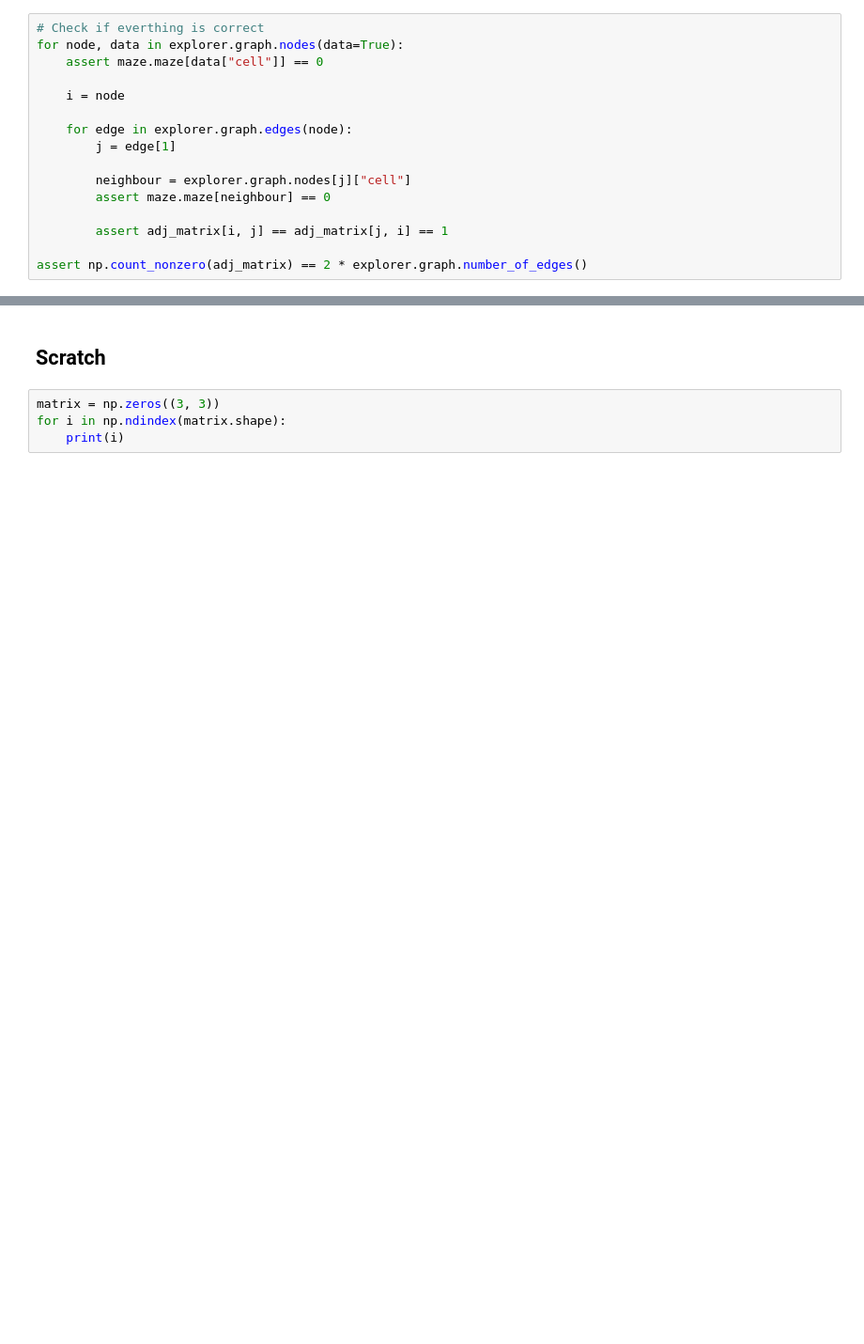
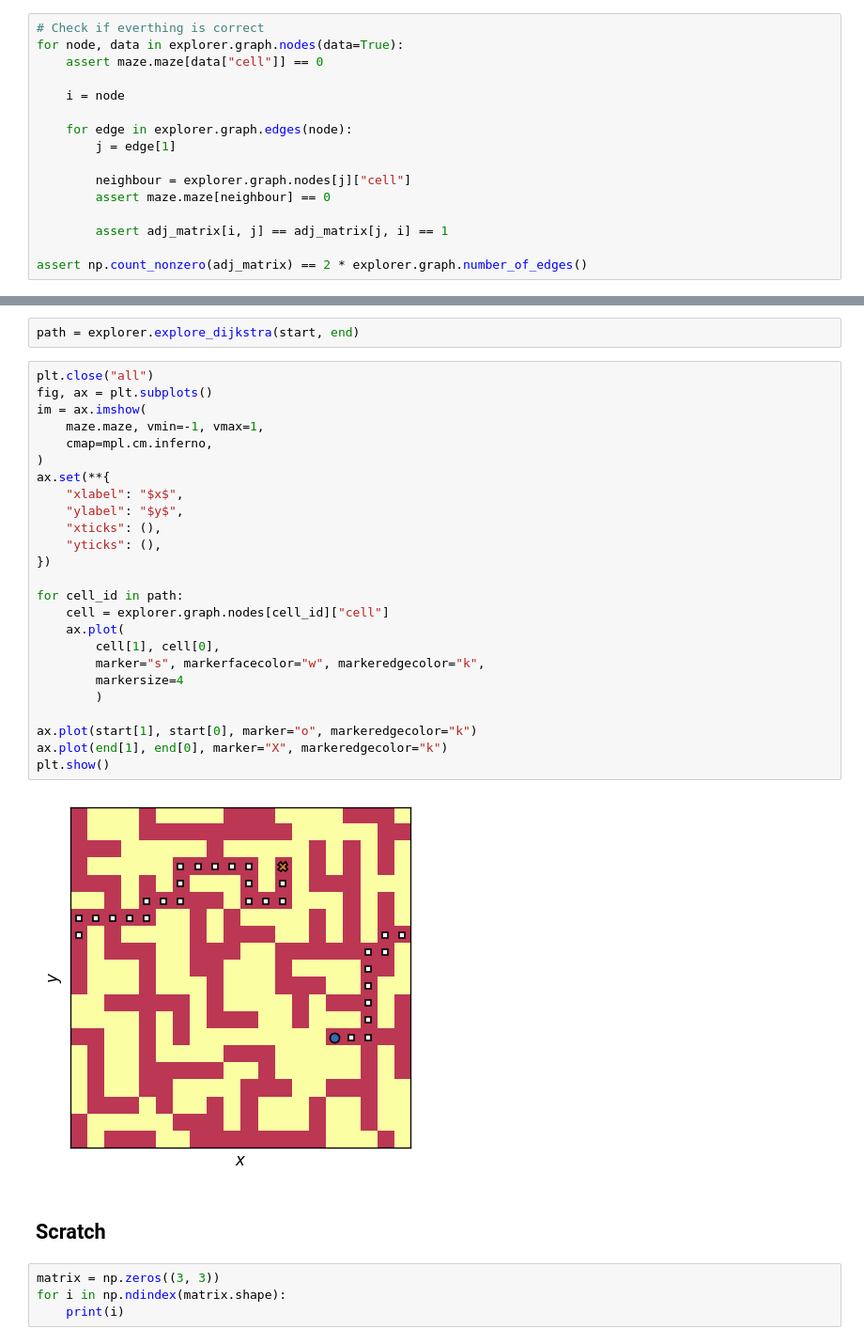
Before and after one commit to hanazupan/Breadth_first_search_of_state_space, a Jupyter notebook: scratch/maze.ipynb, the cells around one changed output, grey strips where cells are left out. Shown: that part at 94% size. Saved outputs shown, nothing was run; the diff lists cells and outputs as text; blank space fills up the shorter version.

```diff
--- a/scratch/maze.ipynb
+++ b/scratch/maze.ipynb
@@ -612,3 +661,32 @@ assert np.count_nonzero(adj_matrix) == 2 * explorer.graph.number_of_edges()
+# %%
+path = explorer.explore_dijkstra(start, end)
+# %%
+plt.close("all")
+fig, ax = plt.subplots()
+im = ax.imshow(
+    maze.maze, vmin=-1, vmax=1,
+    cmap=mpl.cm.inferno,
+)
+ax.set(**{
+    "xlabel": "$x$",
+    "ylabel": "$y$",
+    "xticks": (),
+    "yticks": (),
+})
+
+for cell_id in path:
+    cell = explorer.graph.nodes[cell_id]["cell"]
+    ax.plot(
+        cell[1], cell[0],
+        marker="s", markerfacecolor="w", markeredgecolor="k",
+        markersize=4
+        )
+
+ax.plot(start[1], start[0], marker="o", markeredgecolor="k")
+ax.plot(end[1], end[0], marker="X", markeredgecolor="k")
+plt.show()
+# %% [output]
+[figure, added]
 # %% [markdown]
 ## Scratch
 # %%
```
Also changed, not shown: parts of 15 cells of this notebook.
